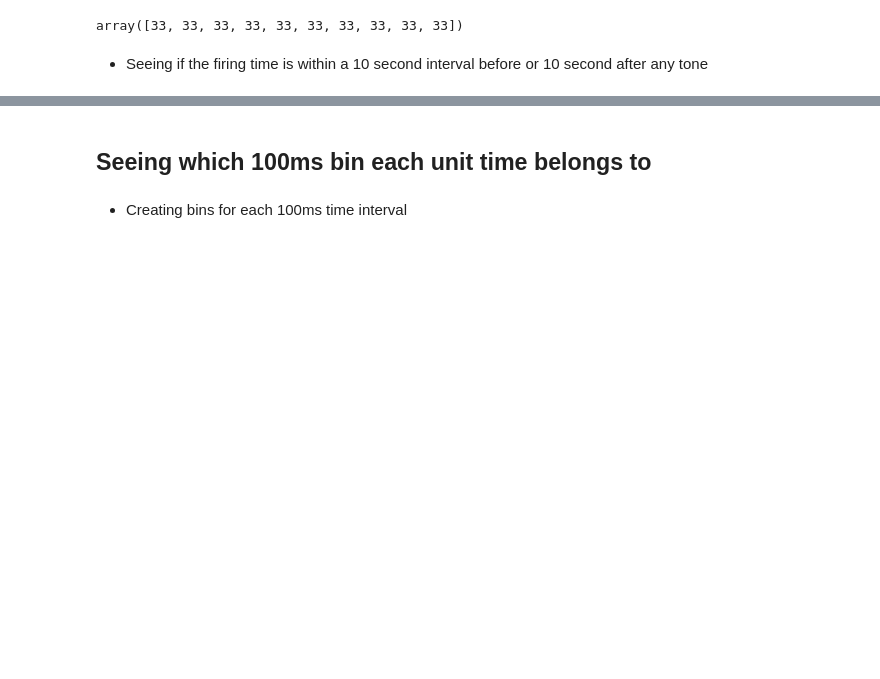
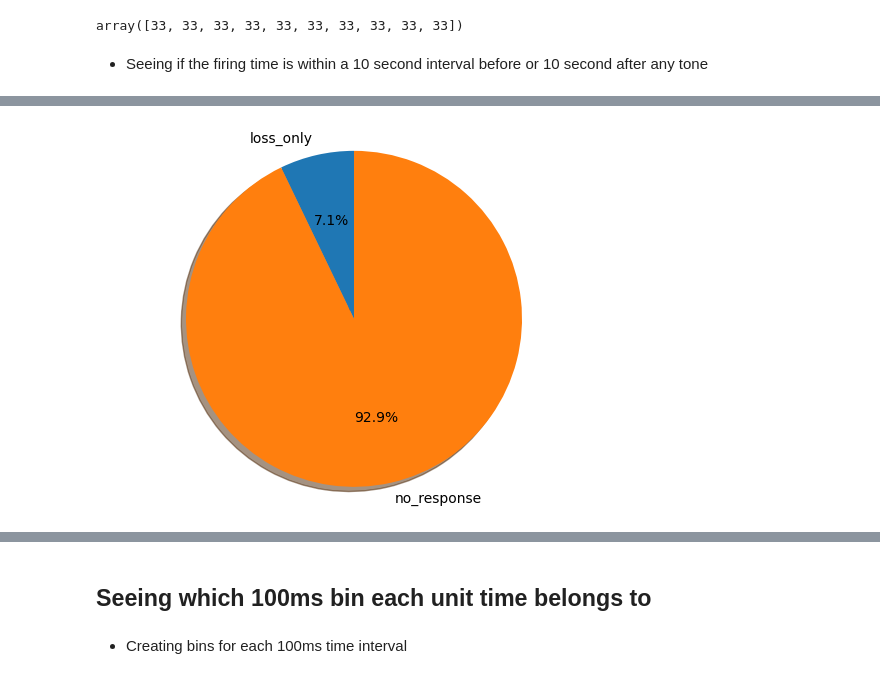
Before and after one commit to padillacoreanolab/reward_competition_ephys_analysis_with_omission_and_divider_controls, a Jupyter notebook: results/2022_12_11_om_and_comp_20221214_125409_subj_6_1_and_6_3/subject_6_1/07_spike_plotting.ipynb, the cells around one changed output, grey strips where cells are left out. Saved outputs shown, nothing was run; the diff lists cells and outputs as text; code cells hidden in the pictures; blank space fills up the shorter version.

```diff
--- a/results/2022_12_11_om_and_comp_20221214_125409_subj_6_1_and_6_3/subject_6_1/07_spike_plotting.ipynb
+++ b/results/2022_12_11_om_and_comp_20221214_125409_subj_6_1_and_6_3/subject_6_1/07_spike_plotting.ipynb
@@ -695,0 +592,15 @@ for key, value in within_interval_unit_times.items():
+# %%
+omission_or_loss_firing_rate_difference_count = {}
+for index, row in neuron_to_wilcoxon_df.iterrows():
+
+    # if both
+    if row["omission_pvalue"] <= p_value_threshold and row["loss_pvalue"] <= p_value_threshold:
+        omission_or_loss_firing_rate_difference_count["both_omission_and_loss"] = omission_or_loss_firing_rate_difference_count.get('both_omission_and_loss', 0) + 1
+    # if one
+    if row["omission_pvalue"] <= p_value_threshold:
+        omission_or_loss_firing_rate_difference_count["omission_only"] = omission_or_loss_firing_rate_difference_count.get('omission_only', 0) + 1
+
+    # if other
+    if row["loss_pvalue"] <= p_value_threshold:
+        omission_or_loss_firing_rate_difference_count["loss_only"] = omission_or_loss_firing_rate_difference_count.get('loss_only', 0) + 1
+omission_or_loss_firing_rate_difference_count["no_response"] = len(neuron_to_wilcoxon_df) - sum(omission_or_loss_firing_rate_difference_count.values())
@@ -695,0 +622,11 @@ for key, value in within_interval_unit_times.items():
+# %%
+# Pie chart, where the slices will be ordered and plotted counter-clockwise:
+
+fig1, ax1 = plt.subplots()
+ax1.pie(omission_or_loss_firing_rate_difference_count.values(), labels=omission_or_loss_firing_rate_difference_count.keys(), autopct='%1.1f%%',
+        shadow=True, startangle=90)
+ax1.axis('equal')  # Equal aspect ratio ensures that pie is drawn as a circle.
+
+plt.show()
+# %% [output]
+[figure, added]
```
Also changed, not shown: parts of 174 cells of this notebook.
